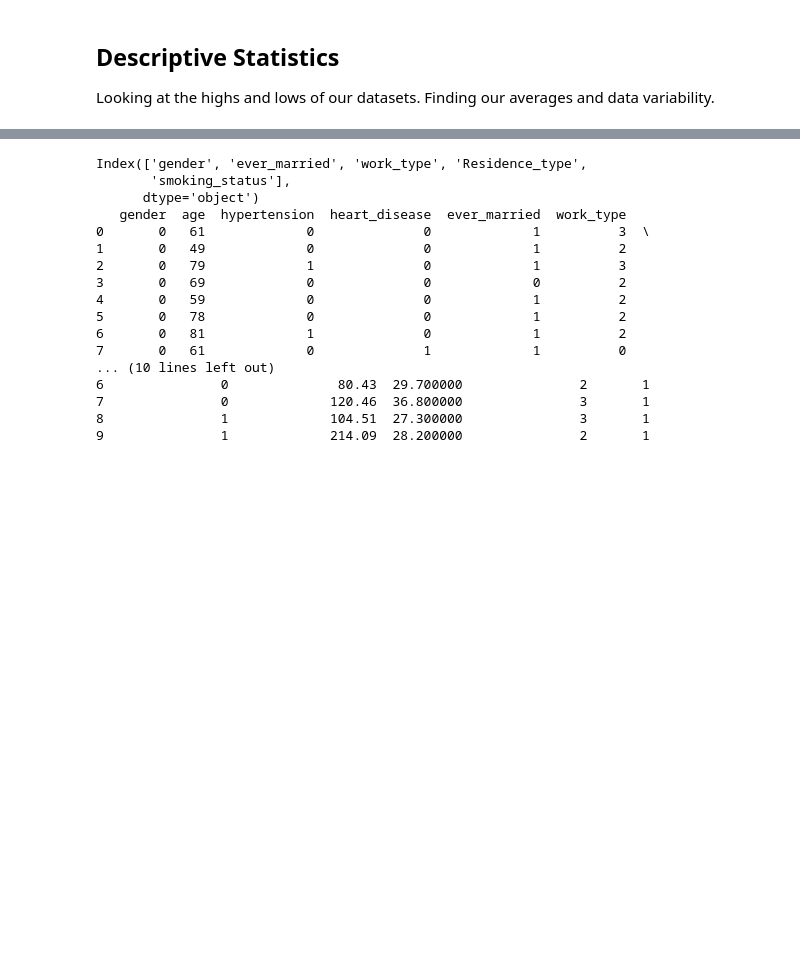
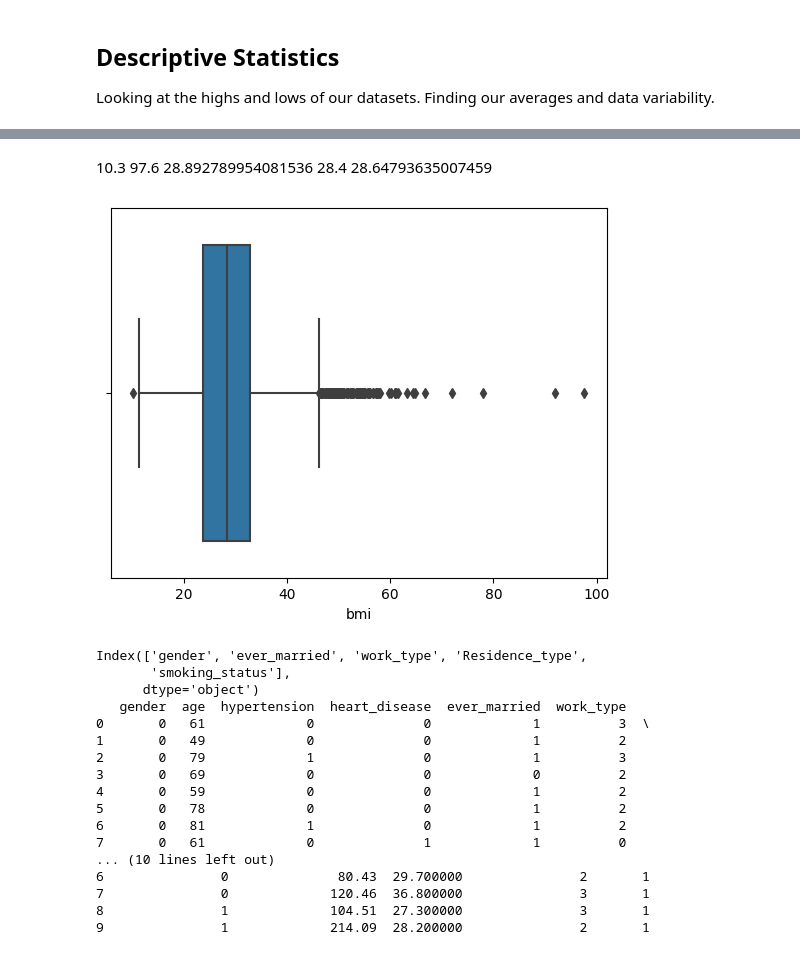
Before and after one commit to mdrhmn48/Stroke-Prediction, a Jupyter notebook: analysis.ipynb, the cells around one changed output, grey strips where cells are left out. Cells and saved outputs as stored; diff of their text form; code cells hidden in the pictures; blank space fills up the shorter version.

```diff
--- a/analysis.ipynb
+++ b/analysis.ipynb
@@ -48,3 +76,10 @@ plt.show()
+# %% [markdown]
+10.3 97.6 28.892789954081536 28.4 28.64793635007459
+# %%
+sns.boxplot(x=df["bmi"])
+plt.show()
+# %% [output]
+[figure, added]
 # %%
 #first we're going to need to turn out categorical data into numeric
 int_df = df.drop(columns=["id"])
```
Also changed, not shown: parts of 6 cells of this notebook.
